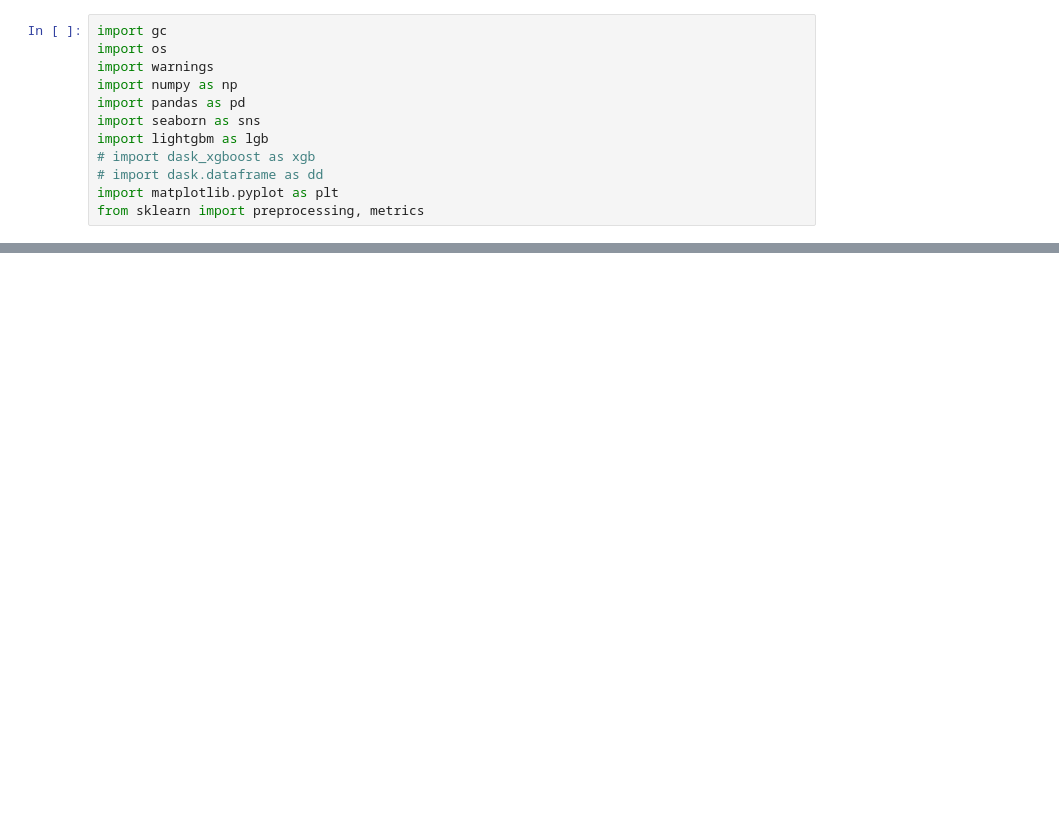
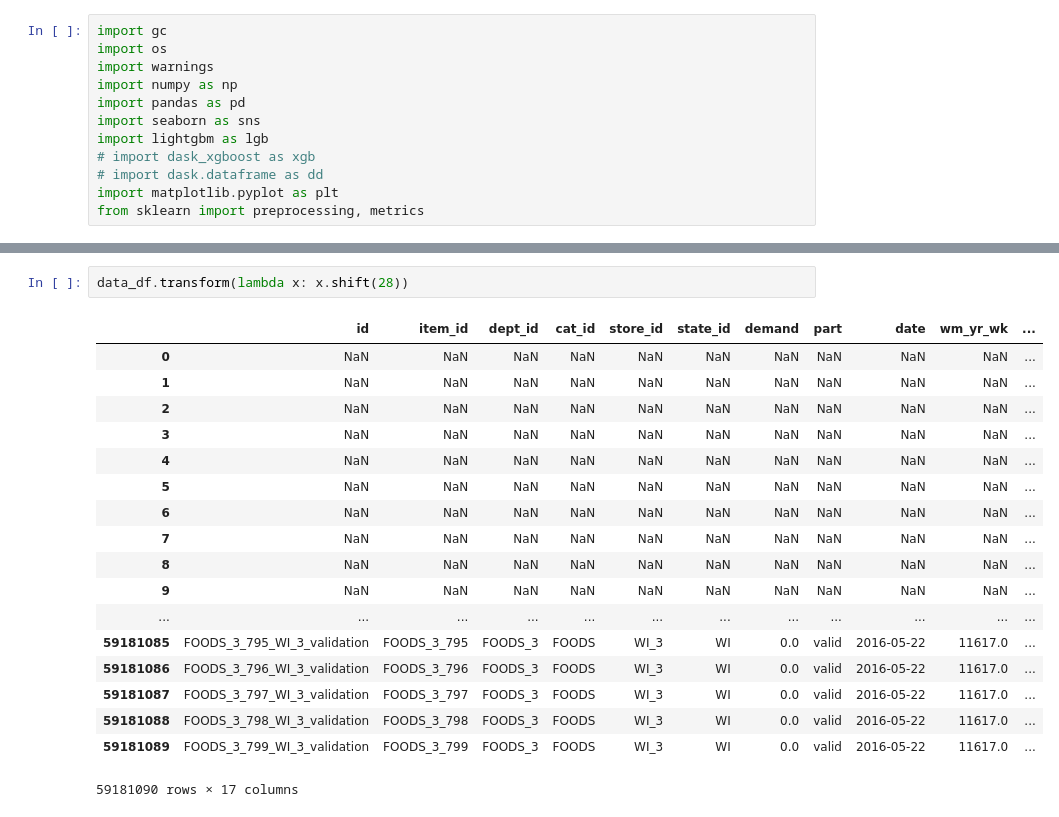
Before and after one commit to kuto5046/kaggle-M5-accuracy, a Jupyter notebook: notebook/test.ipynb, the cells around one changed output, grey strips where cells are left out. Cells and saved outputs as stored; diff of their text form; blank space fills up the shorter version.

```diff
--- a/notebook/test.ipynb
+++ b/notebook/test.ipynb
@@ -245,0 +279,21 @@ eval_df.head()
+# %%
+data_df.transform(lambda x: x.shift(28))
+# %% [output]
+|  | id | item_id | dept_id | cat_id | store_id | state_id | demand | part | date | wm_yr_wk | ... |
+| 0 | NaN | NaN | NaN | NaN | NaN | NaN | NaN | NaN | NaN | NaN | ... |
+| 1 | NaN | NaN | NaN | NaN | NaN | NaN | NaN | NaN | NaN | NaN | ... |
+| 2 | NaN | NaN | NaN | NaN | NaN | NaN | NaN | NaN | NaN | NaN | ... |
+| 3 | NaN | NaN | NaN | NaN | NaN | NaN | NaN | NaN | NaN | NaN | ... |
+| 4 | NaN | NaN | NaN | NaN | NaN | NaN | NaN | NaN | NaN | NaN | ... |
+| 5 | NaN | NaN | NaN | NaN | NaN | NaN | NaN | NaN | NaN | NaN | ... |
+| 6 | NaN | NaN | NaN | NaN | NaN | NaN | NaN | NaN | NaN | NaN | ... |
+| 7 | NaN | NaN | NaN | NaN | NaN | NaN | NaN | NaN | NaN | NaN | ... |
+| 8 | NaN | NaN | NaN | NaN | NaN | NaN | NaN | NaN | NaN | NaN | ... |
+| 9 | NaN | NaN | NaN | NaN | NaN | NaN | NaN | NaN | NaN | NaN | ... |
+| ... | ... | ... | ... | ... | ... | ... | ... | ... | ... | ... | ... |
+| 59181085 | FOODS_3_795_WI_3_validation | FOODS_3_795 | FOODS_3 | FOODS | WI_3 | WI | 0.0 | valid | 2016-05-22 | 11617.0 | ... |
+| 59181086 | FOODS_3_796_WI_3_validation | FOODS_3_796 | FOODS_3 | FOODS | WI_3 | WI | 0.0 | valid | 2016-05-22 | 11617.0 | ... |
+| 59181087 | FOODS_3_797_WI_3_validation | FOODS_3_797 | FOODS_3 | FOODS | WI_3 | WI | 0.0 | valid | 2016-05-22 | 11617.0 | ... |
+| 59181088 | FOODS_3_798_WI_3_validation | FOODS_3_798 | FOODS_3 | FOODS | WI_3 | WI | 0.0 | valid | 2016-05-22 | 11617.0 | ... |
+| 59181089 | FOODS_3_799_WI_3_validation | FOODS_3_799 | FOODS_3 | FOODS | WI_3 | WI | 0.0 | valid | 2016-05-22 | 11617.0 | ... |
+59181090 rows × 17 columns
```
Also changed, not shown: parts of 42 cells of this notebook, 5 other files.
